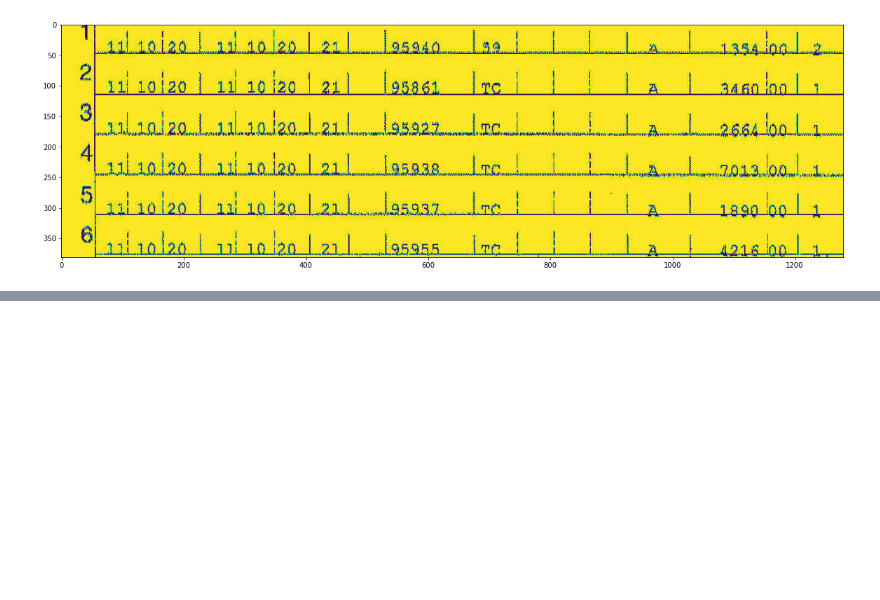
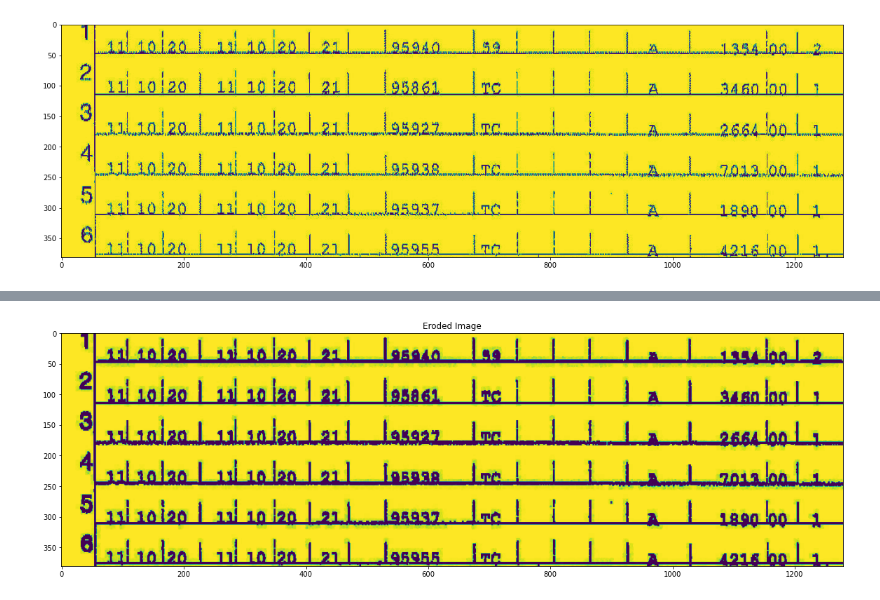
Before and after one commit to VolhaP87/Interview_Sample_Problem, a Jupyter notebook: Untitled.ipynb, the cells around one changed output, grey strips where cells are left out. Saved outputs shown, nothing was run; the diff lists cells and outputs as text; code cells hidden in the pictures; blank space fills up the shorter version.

```diff
--- a/Untitled.ipynb
+++ b/Untitled.ipynb
@@ -41,3 +55,11 @@ plt.imshow(img);
+# %%
+erosion = cv2.erode(img, None, iterations=1)
+plt.figure(figsize = (20,8))
+plt.imshow(erosion)
+plt.title('Eroded Image')
+plt.show()
+# %% [output]
+[figure, added]
 # %%
 from matplotlib import pyplot as plt
 import cv2
```
Also changed, not shown: parts of 16 cells of this notebook, 1 other file.
